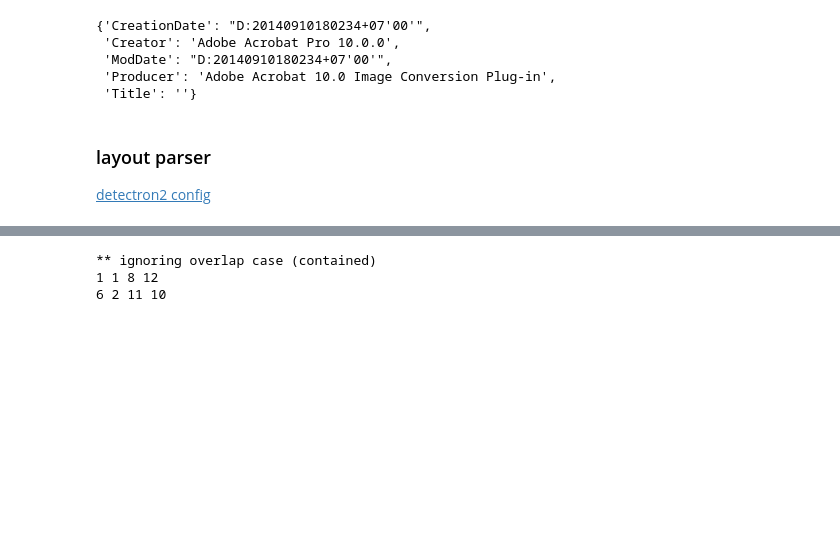
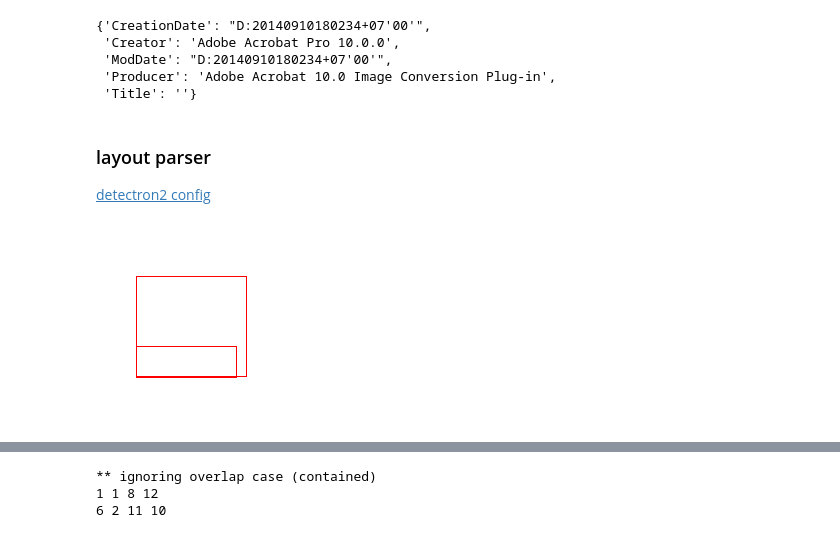
Before and after one commit to bdrad/book-scrape, a Jupyter notebook: scrape.ipynb, the cells around one changed output, grey strips where cells are left out. Saved outputs shown, nothing was run; the diff lists cells and outputs as text; code cells hidden in the pictures; blank space fills up the shorter version.

```diff
--- a/scrape.ipynb
+++ b/scrape.ipynb
@@ -322,2 +324,14 @@ model = lp.models.Detectron2LayoutModel(
     label_map={0: "Text", 1: "Title", 2: "List", 3:"Table", 4:"Figure"}
 )
+# %%
+import layoutparser as lp
+import numpy as np
+
+# block_A = lp.Rectangle(50, 50, 150, 150)
+# block_B = lp.Rectangle(40, 60, 160, 30)
+block_A = lp.Rectangle(40, 50, 150, 150)
+block_B = lp.Rectangle(40, 120, 140, 151)
+
+lp.draw_box(np.ones((200,200,3), dtype='uint8')*255, [block_A, block_B])
+# %% [output]
+[figure, added]
```
Also changed, not shown: parts of 14 cells of this notebook.
